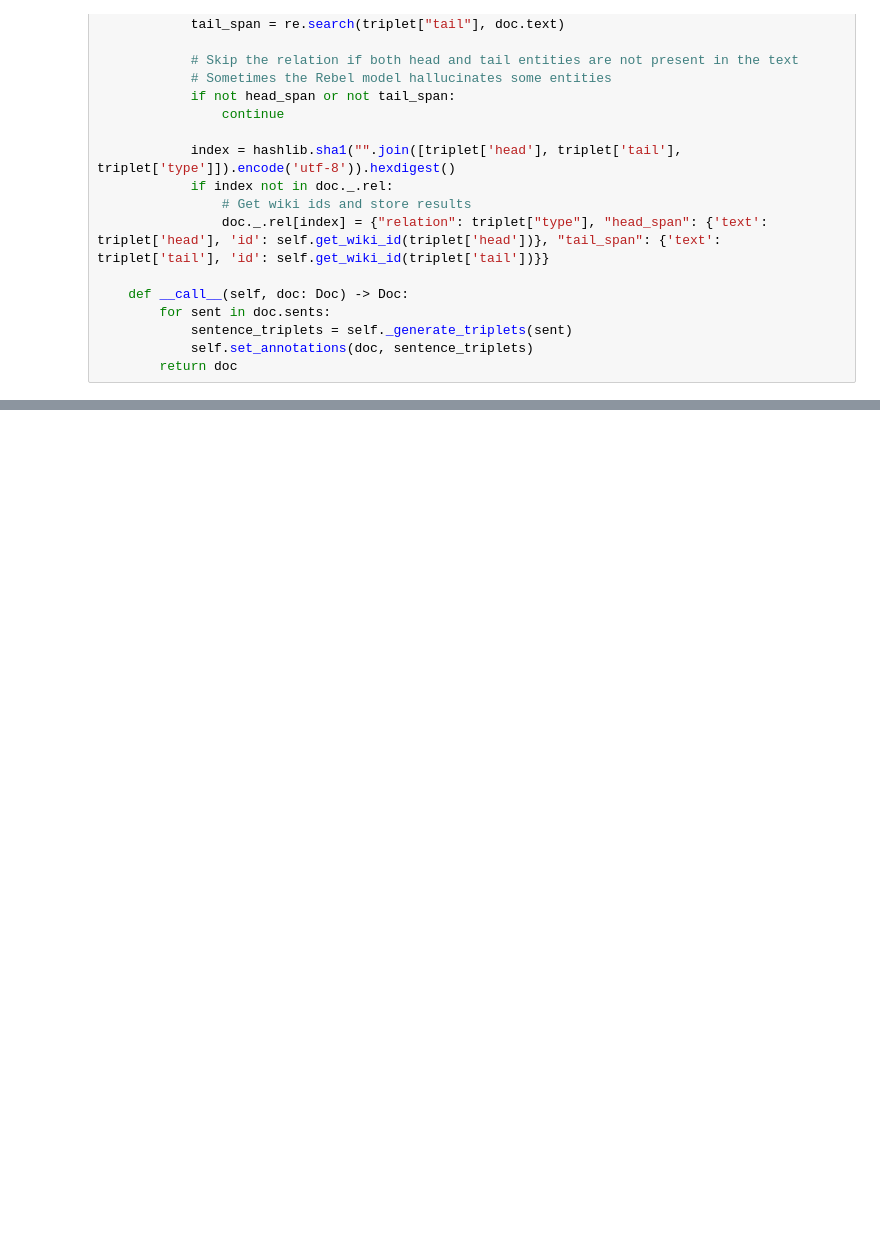
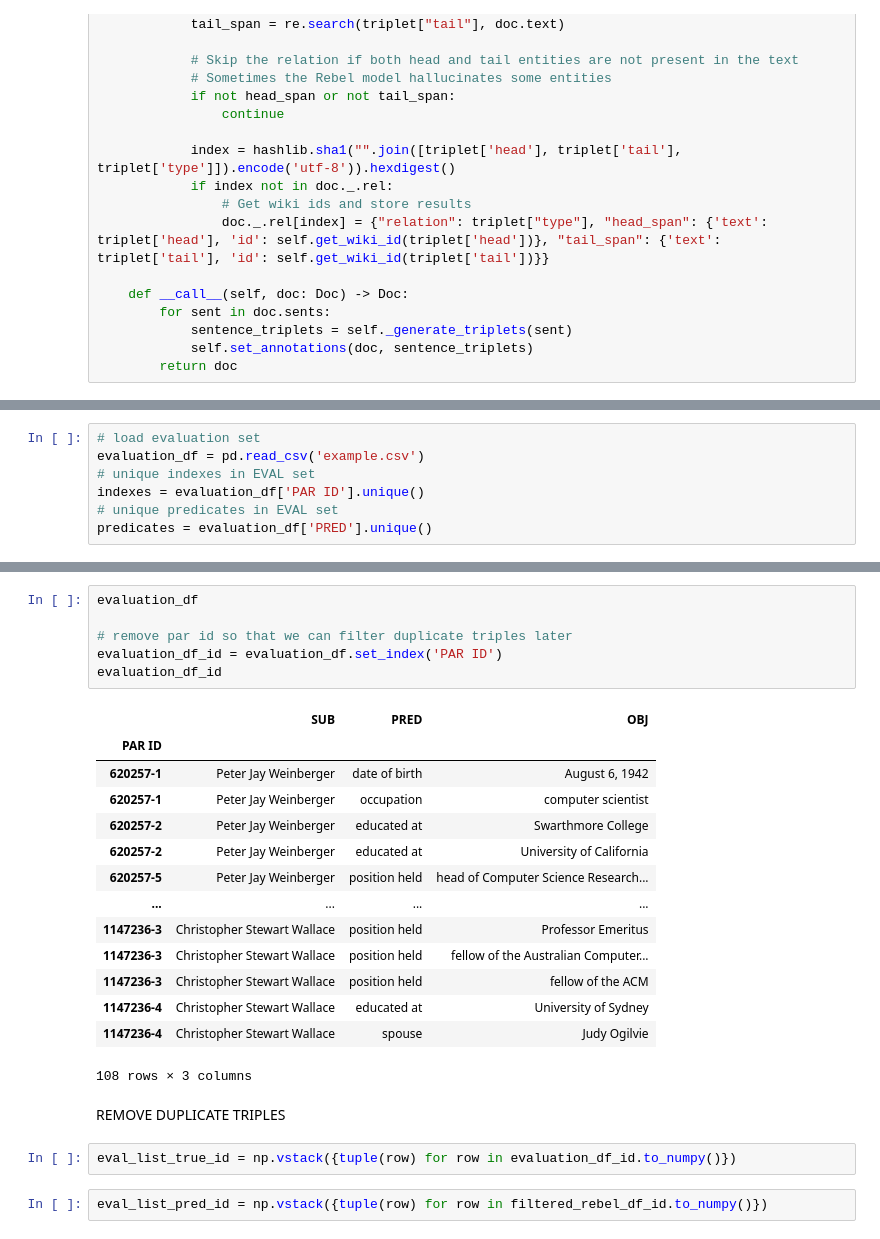
Before and after one commit to SverrevM/2AMM30-TextMining, a Jupyter notebook: rebel.ipynb, the cells around one changed output, grey strips where cells are left out. Cells and saved outputs as stored; diff of their text form; blank space fills up the shorter version.

Commit message:
Added initial evaluation in the REBEL notebook

```diff
--- a/rebel.ipynb
+++ b/rebel.ipynb
@@ -229,0 +226,7 @@ KeyboardInterrupt:
+# %%
+# load evaluation set
+evaluation_df = pd.read_csv('example.csv')
+# unique indexes in EVAL set
+indexes = evaluation_df['PAR ID'].unique()
+# unique predicates in EVAL set
+predicates = evaluation_df['PRED'].unique()
@@ -229,0 +292,27 @@ KeyboardInterrupt:
+# %%
+evaluation_df
+
+# remove par id so that we can filter duplicate triples later
+evaluation_df_id = evaluation_df.set_index('PAR ID')
+evaluation_df_id
+# %% [output]
+|  | SUB | PRED | OBJ |
+| PAR ID |  |  |  |
+| 620257-1 | Peter Jay Weinberger | date of birth | August 6, 1942 |
+| 620257-1 | Peter Jay Weinberger | occupation | computer scientist |
+| 620257-2 | Peter Jay Weinberger | educated at | Swarthmore College |
+| 620257-2 | Peter Jay Weinberger | educated at | University of California |
+| 620257-5 | Peter Jay Weinberger | position held | head of Computer Science Research... |
+| ... | ... | ... | ... |
+| 1147236-3 | Christopher Stewart Wallace | position held | Professor Emeritus |
+| 1147236-3 | Christopher Stewart Wallace | position held | fellow of the Australian Computer... |
+| 1147236-3 | Christopher Stewart Wallace | position held | fellow of the ACM |
+| 1147236-4 | Christopher Stewart Wallace | educated at | University of Sydney |
+| 1147236-4 | Christopher Stewart Wallace | spouse | Judy Ogilvie |
+108 rows × 3 columns
+# %% [markdown]
+REMOVE DUPLICATE TRIPLES
+# %%
+eval_list_true_id = np.vstack({tuple(row) for row in evaluation_df_id.to_numpy()})
+# %%
+eval_list_pred_id = np.vstack({tuple(row) for row in filtered_rebel_df_id.to_numpy()})
```
Also changed, not shown: parts of 30 cells of this notebook.
